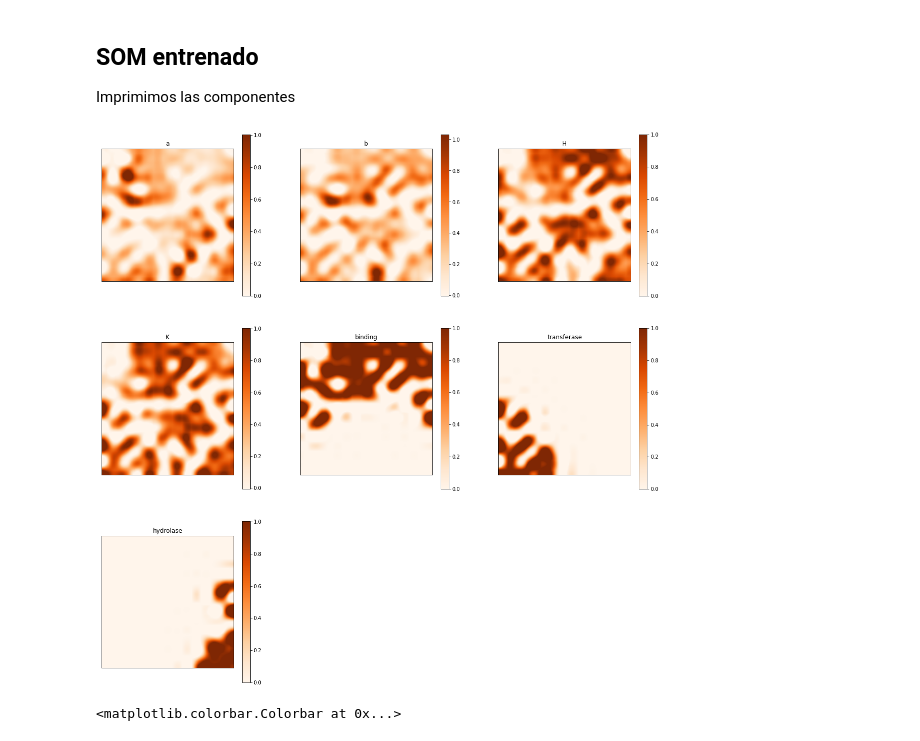
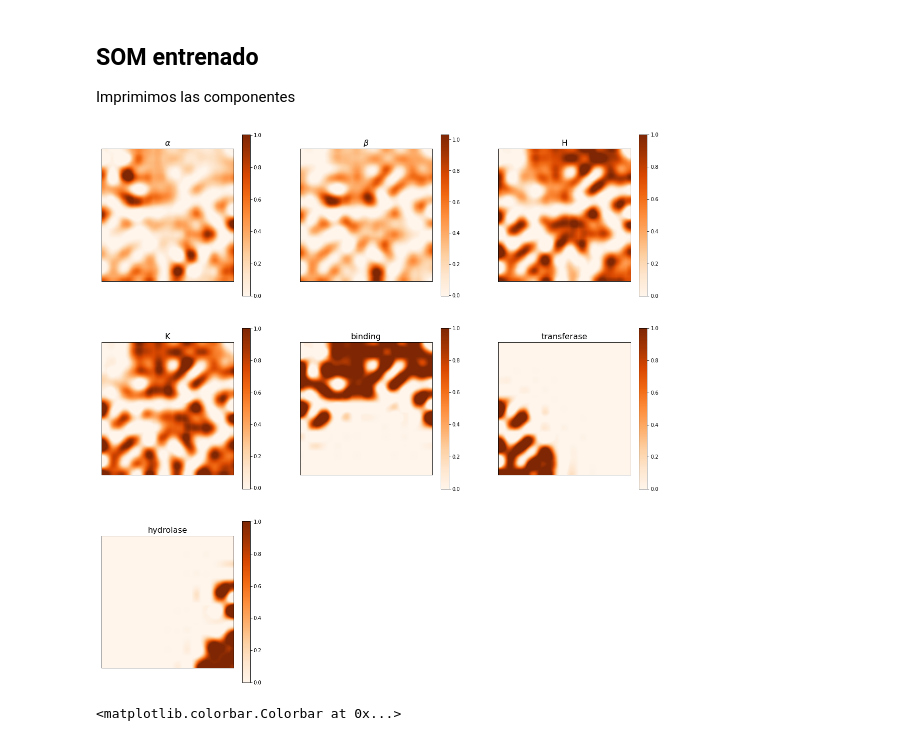
Before and after one commit to sergiohzlz/som_ontologias, a Jupyter notebook: som ontologias.ipynb, the cells around one changed output. Drawn from its saved outputs; the diff is of its cells as text; code cells hidden in the pictures.

Commit message:
Imagen de componentes con titulo más grande

```diff
--- a/som ontologias.ipynb
+++ b/som ontologias.ipynb
@@ -345,26 +345,27 @@ Imprimimos las componentes
 # %%
 color='Oranges'
 inter='sinc'
 rs, cs = 3,3
 fig, axn = plt.subplots(rs,cs, figsize=(20,20))
 
+titulos = ['', r'$\alpha$', r'$\beta$', 'H', 'K', 'binding', 'transferase', 'hydrolase' ]
 for j,ax in enumerate(axn.flat):
     if(j<k):
         D = np.zeros(dim_som)
         for ix,d in enumerate(datos):
             w = som.winner(d)
             D[w] = qnt[ix][j]
         plt.subplot(rs,cs,j+1)
         plt.xticks([])
         plt.yticks([])
-        plt.title(R[1:][j])
+        plt.title(titulos[j+1], fontsize=16)
         plt.imshow(D,interpolation=inter,cmap=color)
         plt.colorbar()
         ax.axis('off')
     else:
         ax.axis('off')
 # %% [output]
-[figure, old version]
+[figure, new version]
 # %%
 def get_id_fam(i):
     fam = df.iloc[i].familia
```
Also changed, not shown: parts of 3 cells of this notebook, 1 other file.
